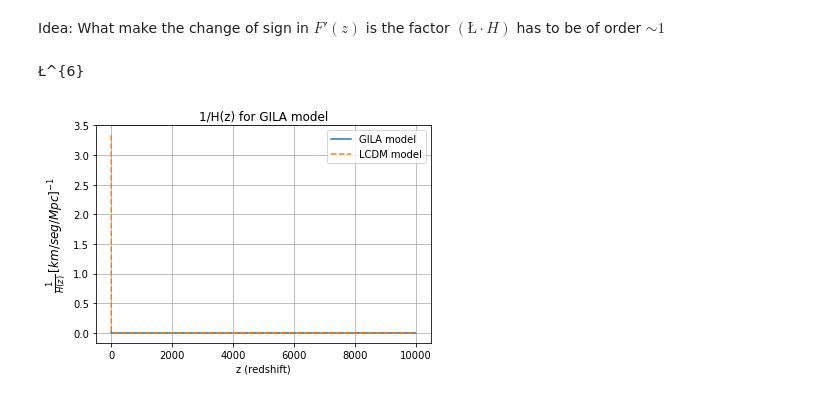
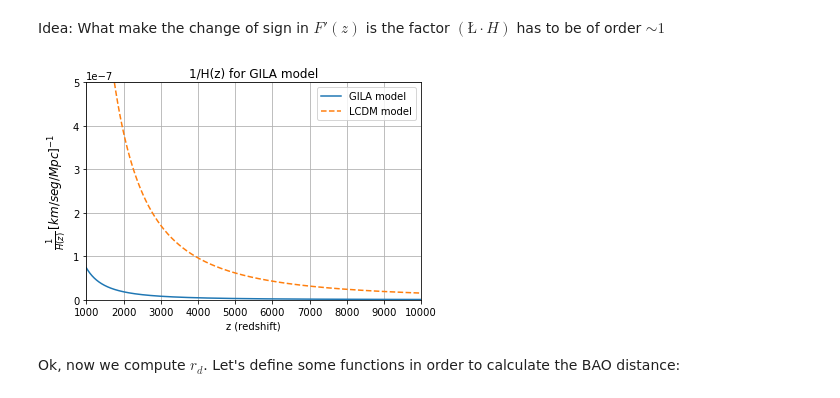
Before and after one commit to matiasleize/GC_MCMC, a Jupyter notebook: fr_mcmc/utils/test_integration.ipynb, the cells around one changed output. Saved outputs shown, nothing was run; the diff lists cells and outputs as text; code cells hidden in the pictures.

```diff
--- a/fr_mcmc/utils/test_integration.ipynb
+++ b/fr_mcmc/utils/test_integration.ipynb
@@ -132,17 +132,19 @@ plt.show()
 [figure]
 # %% [markdown]
 Idea: What make the change of sign in $F'(z)$ is the factor $(Ł \cdot H) $ has to be of order $\sim 1$
-# %% [markdown]
-Ł^{6}
 # %%
 fig, ax = plt.subplots()
+ax.set_xlim([1000,10000])
+ax.set_ylim([0,0.0000005])
 ax.grid()
 ax.plot(zs_model, 1/Hs_model,label='GILA model')
 ax.plot(zs_model, 1/H_LCDM_rad(zs_model, H_0, omega_m), '--', label='LCDM model')
 ax.set_title('1/H(z) for GILA model')
 ax.set_xlabel('z (redshift)')
 ax.set_ylabel(r'$\frac{1}{H(z)}\, [km/seg/Mpc]^{-1}$',size=12)
 ax.legend()
 plt.show()
 # %% [output]
-[figure, old version]
+[figure, new version]
+# %% [markdown]
+Ok, now we compute $r_d$. Let's define some functions in order to calculate the BAO distance:
```
Also changed, not shown: parts of 3 cells of this notebook.
